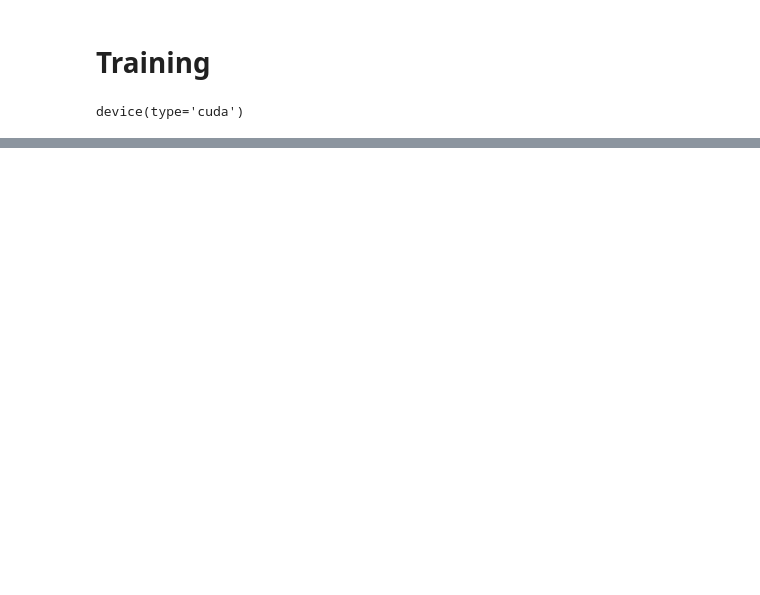
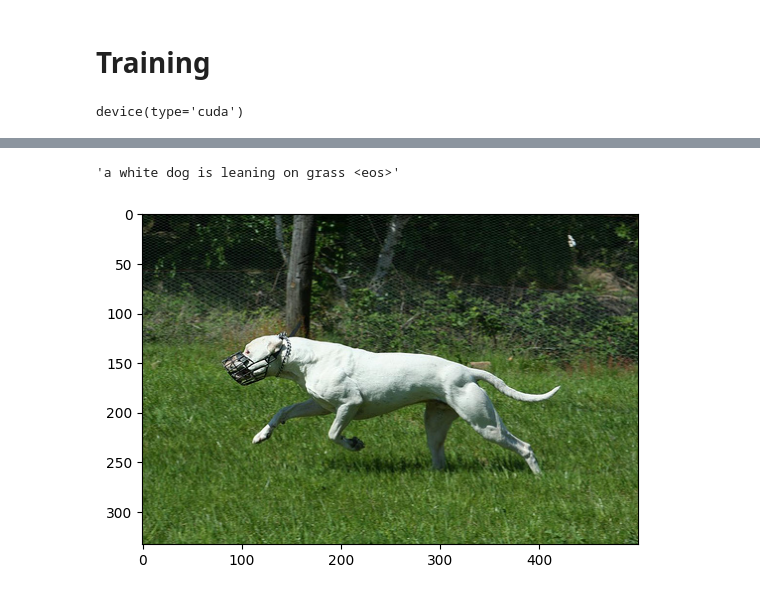
Before and after one commit to Ronit33/image-to-text, a Jupyter notebook: cnn_lstm.ipynb, the cells around one changed output, grey strips where cells are left out. Drawn from its saved outputs; the diff is of its cells as text; code cells hidden in the pictures; blank space fills up the shorter version.

```diff
--- a/cnn_lstm.ipynb
+++ b/cnn_lstm.ipynb
@@ -347,0 +535,9 @@ Epoch [0/5], Step [990/103529], Loss: 3.5256, Perplexity: 33.9752
+# %%
+sample_img_path = os.path.join(images_path, val_df['image'].iloc[3])
+img = Image.open(sample_img_path)
+plt.imshow(img)
+
+generate_caption(decoder_model, encoder_model,img, vocab, device=device)
+# %% [output]
+'a white dog is leaning on grass <eos>'
+[figure, added]
```
Also changed, not shown: parts of 36 cells of this notebook.
